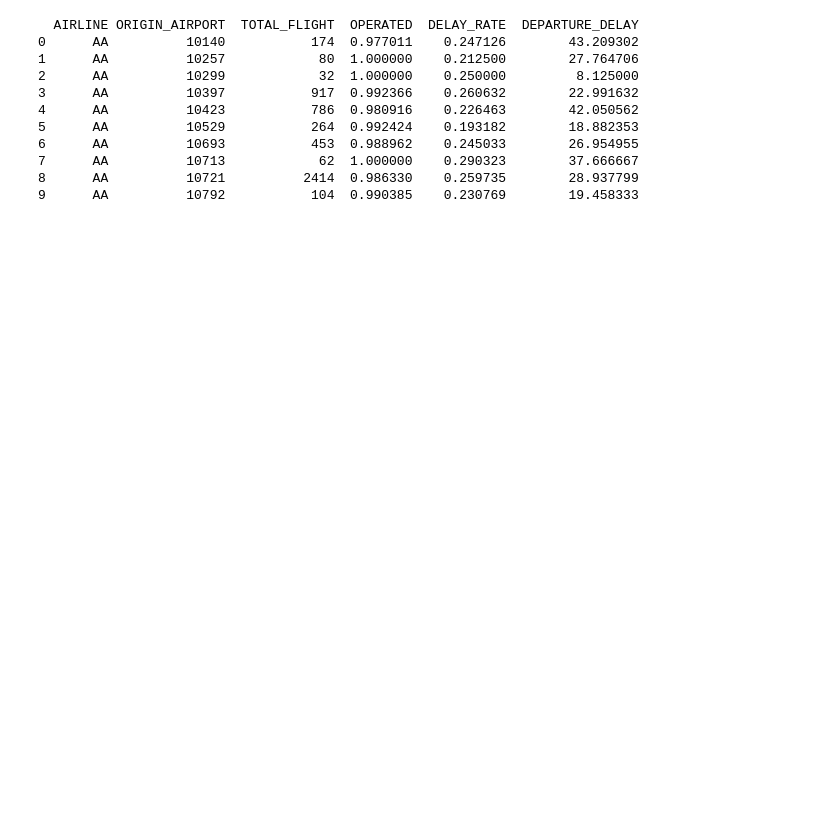
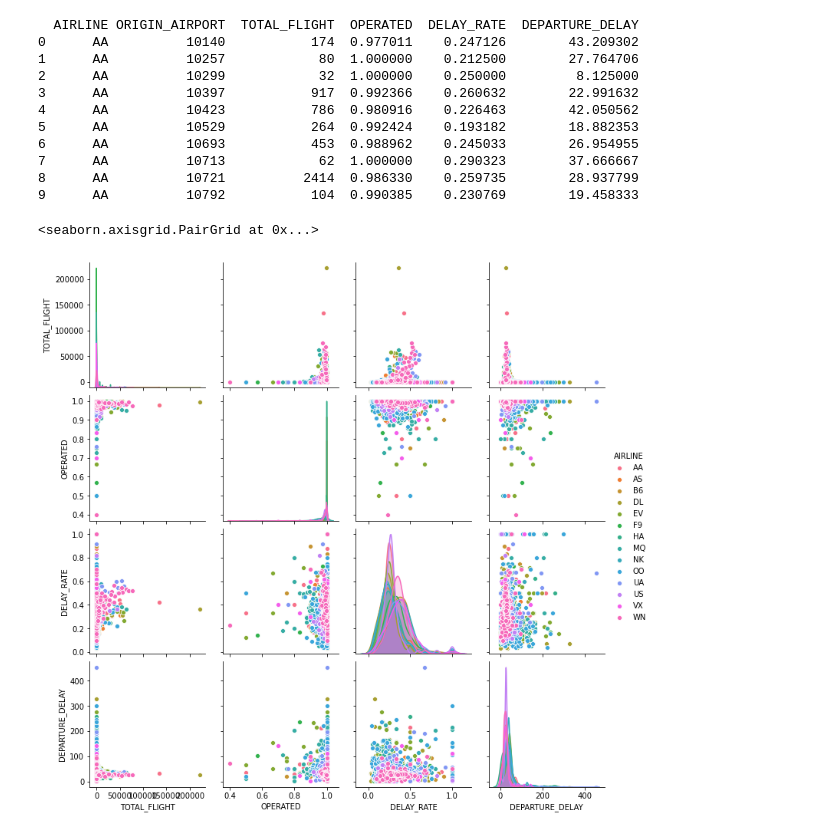
Before and after one commit to Arc-echo/My-path-on-data-science, a Jupyter notebook: Pandas/2015 Flight Delays and Cancellations/Average Departure Delay Of Each Airline Per Airport.ipynb, the cells around one changed output. Drawn from its saved outputs; the diff is of its cells as text; code cells hidden in the pictures; blank space fills up the shorter version.

```diff
--- a/Pandas/2015 Flight Delays and Cancellations/Average Departure Delay Of Each Airline Per Airport.ipynb
+++ b/Pandas/2015 Flight Delays and Cancellations/Average Departure Delay Of Each Airline Per Airport.ipynb
@@ -46,3 +46,9 @@ print(report.head(10))
 7      AA          10713            62  1.000000    0.290323        37.666667
 8      AA          10721          2414  0.986330    0.259735        28.937799
 9      AA          10792           104  0.990385    0.230769        19.458333
+# %%
+# Build a pairplot to visualize the multidimensional relationships among different airlines
+sns.pairplot(report, hue = "AIRLINE", height = 2.5)
+# %% [output]
+<seaborn.axisgrid.PairGrid at 0x...>
+[figure, added]
```
Also changed, not shown: parts of 1 cell of this notebook, 1 other file.
